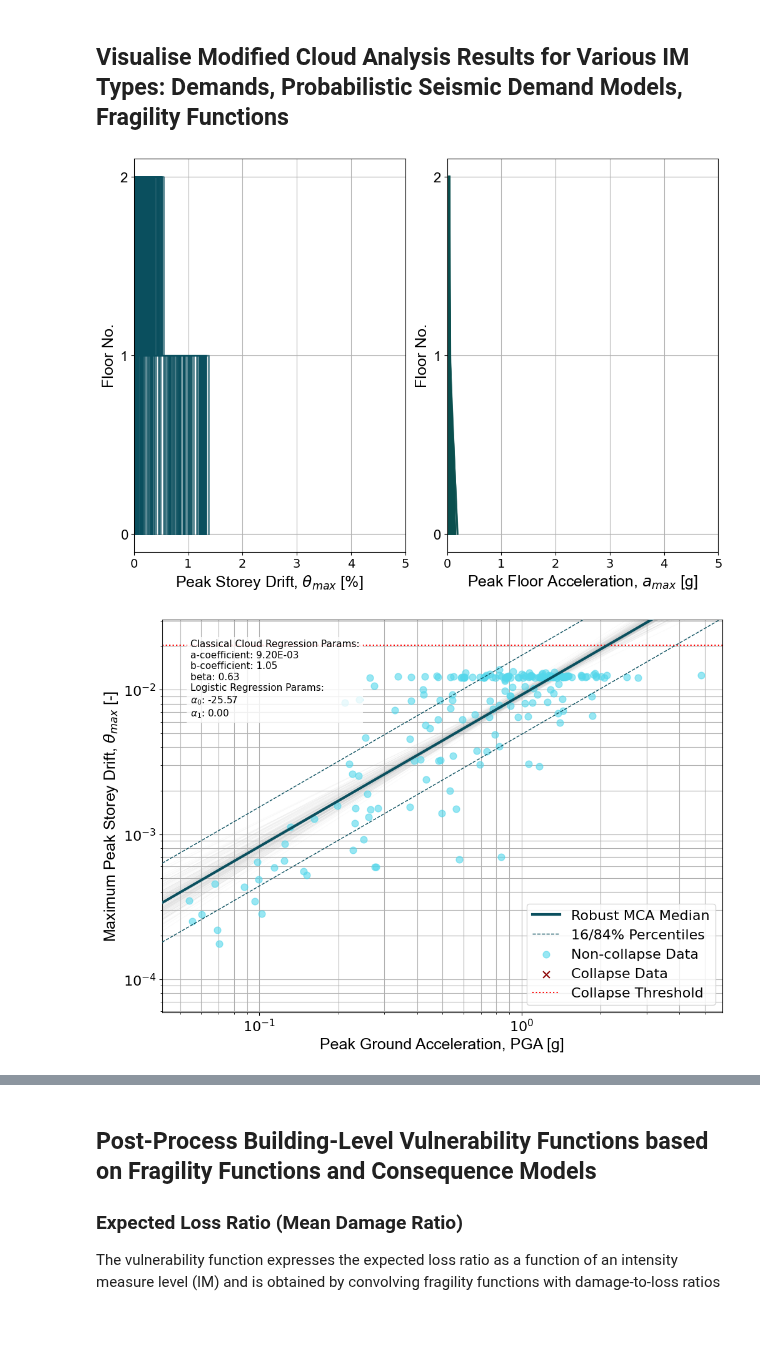
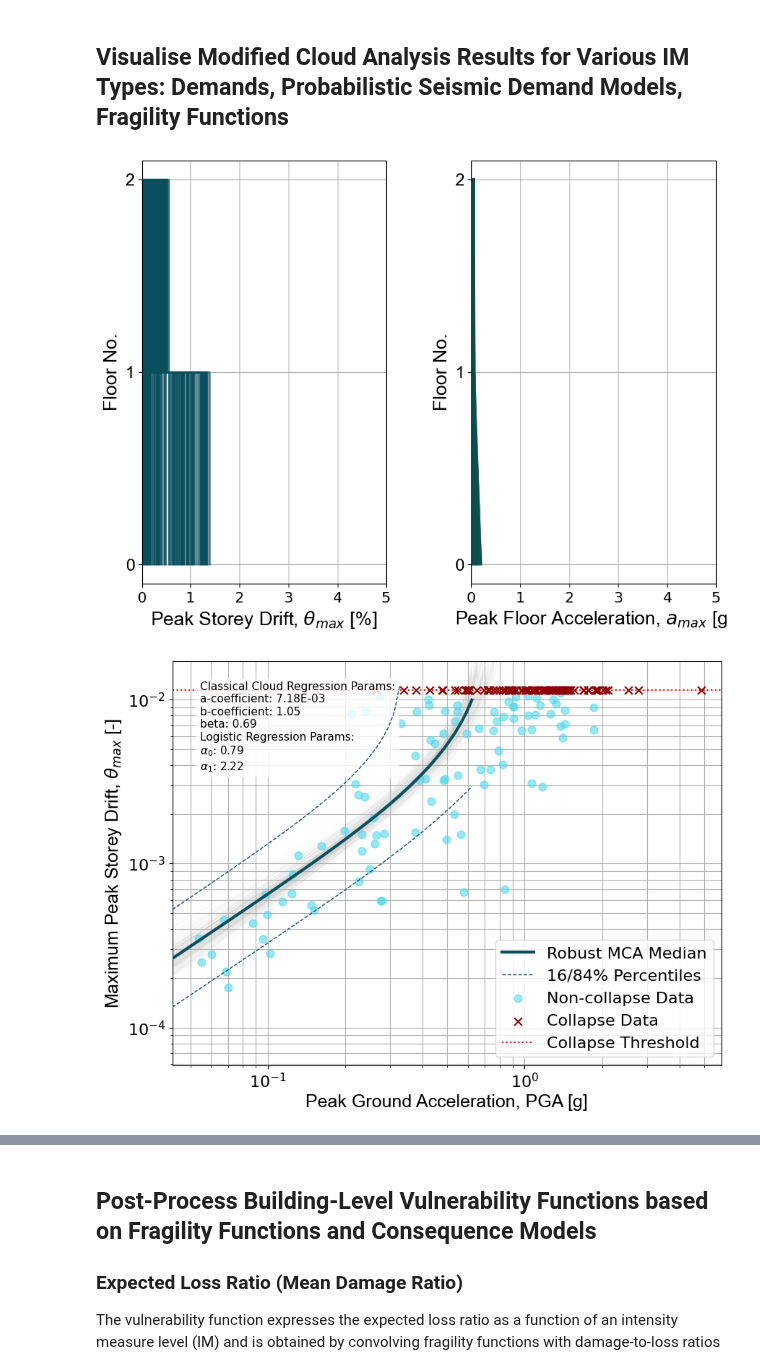
Before and after one commit to GEMScienceTools/oq-vmtk, a Jupyter notebook: demos/ModifiedCloudAnalysis/ModifiedCloudAnalysis.ipynb, the cells around one changed output, grey strips where cells are left out. Drawn from its saved outputs; the diff is of its cells as text; code cells hidden in the pictures; blank space fills up the shorter version.

```diff
--- a/demos/ModifiedCloudAnalysis/ModifiedCloudAnalysis.ipynb
+++ b/demos/ModifiedCloudAnalysis/ModifiedCloudAnalysis.ipynb
@@ -474,7 +480,7 @@ imls = ims[f'{IMT}']
 edps = ansys_dict['max_peak_drift_list']
 
 # Damage thresholds (Drift-based values in rad)
-damage_thresholds = [0.00150, 0.00545, 0.00952, 0.0135]
+damage_thresholds = [0.00150, 0.00545, 0.00952, 0.0115]
 
 # The lower limit to be applied for censoring edp values
 # (Recommendation: below 0.1 the minimum threshold for slight damage
@@ -482,8 +488,8 @@ damage_thresholds = [0.00150, 0.00545, 0.00952, 0.0135]
 lower_limit = 0.1 * damage_thresholds[0]
 
 # The upper limit to be applied for censoring edp values
-# (Recommendation: above 1.5 the maximum threshold is considered a collapse case)
-censored_limit = 1.5 * damage_thresholds[-1]
+# (Recommendation: above 1.0 times the maximum threshold is considered a collapse case)
+censored_limit = 1.0 * damage_thresholds[-1]
 
 # The modelling uncertainty due to differences in actual response
 # properties among nominally similar buildings
@@ -513,33 +519,33 @@ cloud_dict_bootstrap = pp.process_mca_results(
 # %%
 # Initialise the plotter class
 pl = plotter()
 
 # Visualise the seismic demands: the y-axis values for drifts and
 # accelerations are converted to % and g automatically by the plotter
 pl.plot_demand_profiles(ansys_dict['peak_drift_list'],   # Drifts
                         ansys_dict['peak_accel_list'],   # Accelerations
                         ansys_dict['control_nodes'],     # Control nodes
                         pFlag=True,
                         export_path='out/demand_profiles.png')
 
 # Visualise the Modified Cloud Analysis (Bootstrap) results
 pl.plot_mca_analysis(cloud_dict_bootstrap,    # Bootstrap MCA dictionary
                      'Peak Ground Acceleration, PGA [g]', # Intensity measure label
                      r'Maximum Peak Storey Drift, $\theta_{max}$ [-]',
                      pFlag=True,
                      export_path='out/cloud_analysis_bootstrap.png')
 
 # Visualise the fragility functions from Bootstrap MCA
-xlims = [0, 5]
+xlims = [0, 2]
 ylims = [0, 1]
 pl.plot_fragility_from_mca(cloud_dict_bootstrap,  # Bootstrap MCA dictionary
                            f'{IMT} [g]',
                            xlims,
                            ylims,
                            plot_bootstrap=True,
                            cloud_method='bootstrap',
                            pFlag=True,
                            export_path='out/fragility_curves_bootstrap.png')
 # %% [output]
-[figure, old version]
+[figure, new version]
-[figure, old version]
+[figure, new version]
```
Also changed, not shown: parts of 5 cells of this notebook, 36 other files.
